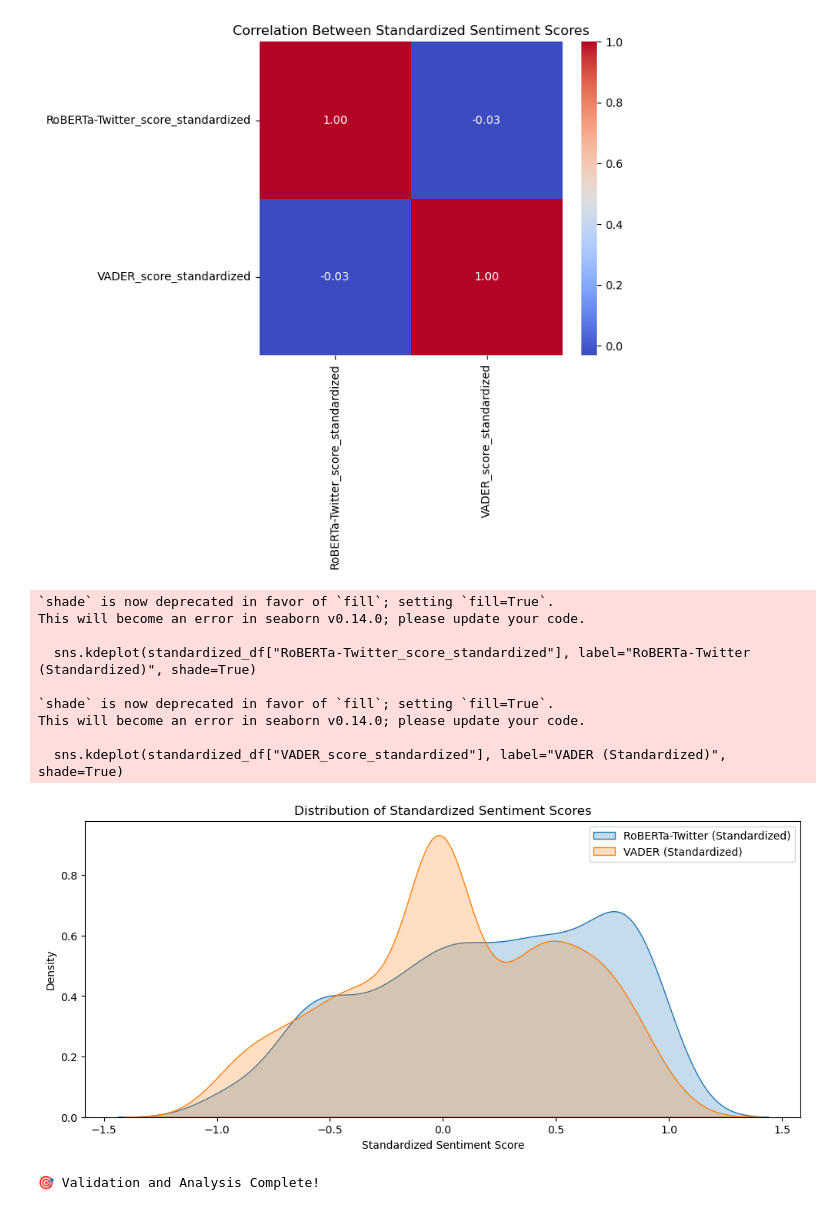
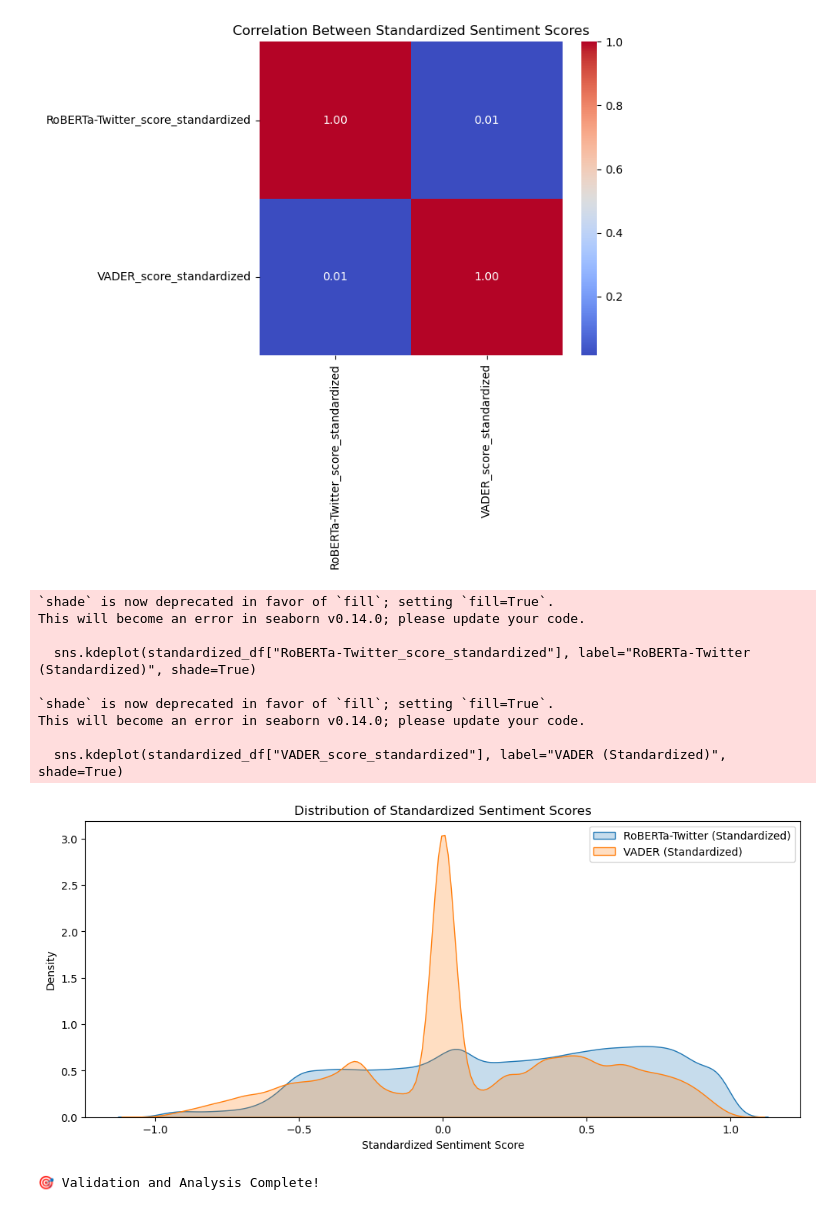
Before and after one commit to sabink6/game-pulse, a Jupyter notebook: post_filtering_sentiment_analysis_v3.ipynb, the cells around one changed output. Drawn from its saved outputs; the diff is of its cells as text; code cells hidden in the pictures.

```diff
--- a/post_filtering_sentiment_analysis_v3.ipynb
+++ b/post_filtering_sentiment_analysis_v3.ipynb
@@ -227,42 +230,42 @@ import matplotlib.pyplot as plt
 import seaborn as sns
 
 # Load all sentiment score datasets for validation
-g_set = pd.read_csv("./datasets/__sprint1_filtered_gameplay_review_set_with_sentiment_scores_standardized.csv")
-u_set = pd.read_csv("./datasets/__sprint1_filtered_usability_review_set_with_sentiment_scores_standardized.csv")
-f_set = pd.read_csv("./datasets/__sprint1_filtered_functionality_review_set_with_sentiment_scores_standardized.csv")
+g_set = pd.read_csv("./datasets/__sprint2_filtered_gameplay_review_set_with_sentiment_scores_standardized.csv")
+u_set = pd.read_csv("./datasets/__sprint2_filtered_usability_review_set_with_sentiment_scores_standardized.csv")
+f_set = pd.read_csv("./datasets/__sprint2_filtered_functionality_review_set_with_sentiment_scores_standardized.csv")
 
 # Concatenate all datasets
 standardized_df = pd.concat([g_set, u_set, f_set], ignore_index=True)
 
 # Generate a correlation heatmap
 plt.figure(figsize=(6,5))
 sns.heatmap(standardized_df[["RoBERTa-Twitter_score_standardized", "VADER_score_standardized"]].corr(), annot=True, cmap="coolwarm", fmt=".2f")
 plt.title("Correlation Between Standardized Sentiment Scores")
 plt.show()
 
 # Plot score distributions
 plt.figure(figsize=(12,5))
 sns.kdeplot(standardized_df["RoBERTa-Twitter_score_standardized"], label="RoBERTa-Twitter (Standardized)", shade=True)
 sns.kdeplot(standardized_df["VADER_score_standardized"], label="VADER (Standardized)", shade=True)
 plt.xlabel("Standardized Sentiment Score")
 plt.ylabel("Density")
 plt.title("Distribution of Standardized Sentiment Scores")
 plt.legend()
 plt.show()
 
 print("🎯 Validation and Analysis Complete!")
 # %% [output]
-[figure, old version]
+[figure, new version]
 `shade` is now deprecated in favor of `fill`; setting `fill=True`.
 This will become an error in seaborn v0.14.0; please update your code.
 
   sns.kdeplot(standardized_df["RoBERTa-Twitter_score_standardized"], label="RoBERTa-Twitter (Standardized)", shade=True)
 
 `shade` is now deprecated in favor of `fill`; setting `fill=True`.
 This will become an error in seaborn v0.14.0; please update your code.
 
   sns.kdeplot(standardized_df["VADER_score_standardized"], label="VADER (Standardized)", shade=True)
-[figure, old version]
+[figure, new version]
 🎯 Validation and Analysis Complete!
 # %%
 # Load sentiment analysis results
```
Also changed, not shown: parts of 8 cells of this notebook, 36 other files.
